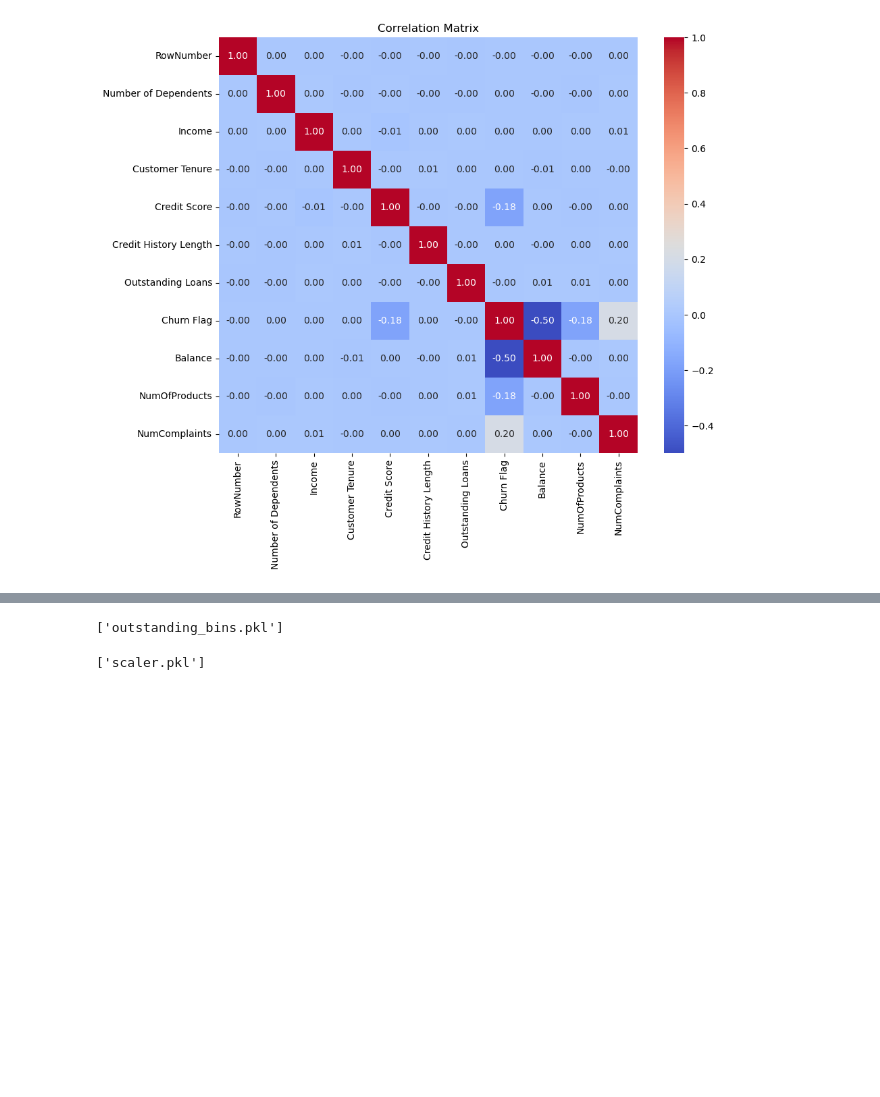
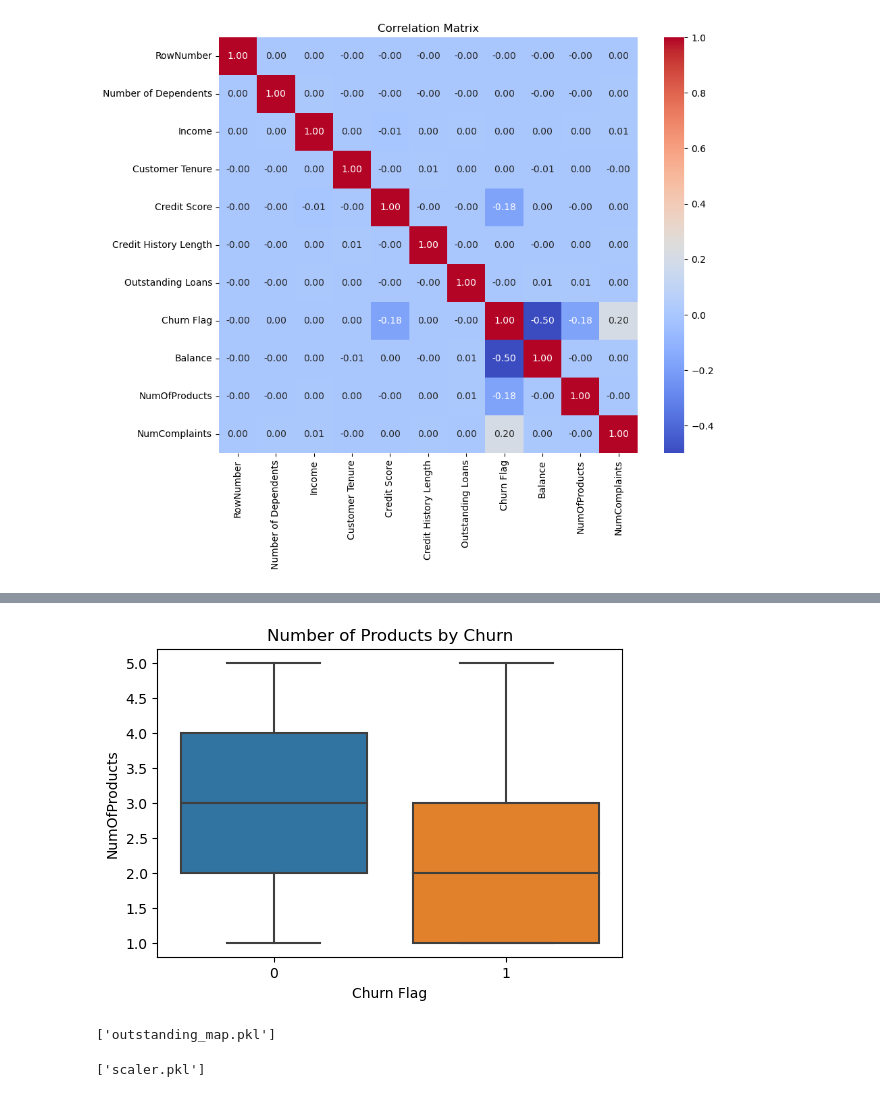
Before and after one commit to pyae2-chaw/churn-ml-api, a Jupyter notebook: models/Model Training.ipynb, the cells around one changed output, grey strips where cells are left out. Saved outputs shown, nothing was run; the diff lists cells and outputs as text; code cells hidden in the pictures; blank space fills up the shorter version.

```diff
--- a/models/Training_CV_WithReports.ipynb
+++ b/models/Model Training.ipynb
@@ -107,30 +118,34 @@ for col in num_cols:
+# %%
+plt.figure(figsize=(6, 4))
+sns.boxplot(x='Churn Flag', y='NumOfProducts', data=df)
+plt.title('Number of Products by Churn')
+plt.show()
+# %% [output]
+[figure, added]
 # %%
+# Define bin labels
+bin_labels = ['Low', 'Medium', 'High']
+
 # Binning
-df['Income Band'] = pd.qcut(df['Income'], q=5, labels=['Very Low', 'Low', 'Medium', 'High', 'Very High'])
-df['Balance Band'] = pd.qcut(df['Balance'], q=5, labels=['Very Low', 'Low', 'Medium', 'High', 'Very High'])
-df['Outstanding Loans Band'] = pd.qcut(df['Outstanding Loans'], q=5, labels=['Very Low', 'Low', 'Medium', 'High', 'Very High'])
+df['Income Band'], income_bins = pd.qcut(df['Income'], q=3, labels=bin_labels, retbins=True, duplicates='drop')
+df['Balance Band'], balance_bins = pd.qcut(df['Balance'], q=3, labels=bin_labels, retbins=True, duplicates='drop')
+df['Outstanding Loans Band'], outstanding_bins = pd.qcut(df['Outstanding Loans'], q=3, labels=bin_labels, retbins=True, duplicates='drop')
 
-# Label encoding
-le_income = LabelEncoder()
-df['Income Band Encoded'] = le_income.fit_transform(df['Income Band'])
+# Encoding for labeled bins
+ordinal_map = {'Low': 0, 'Medium': 1, 'High': 2}
+df['Income Band Encoded'] = df['Income Band'].map(ordinal_map)
+df['Balance Band Encoded'] = df['Balance Band'].map(ordinal_map)
+df['Outstanding Loans Band Encoded'] = df['Outstanding Loans Band'].map(ordinal_map)
 
-le_balance = LabelEncoder()
-df['Balance Band Encoded'] = le_balance.fit_transform(df['Balance Band'])
-
-le_outstanding = LabelEncoder()
-df['Outstanding Loans Band Encoded'] = le_outstanding.fit_transform(df['Outstanding Loans Band'])
-
-# Save encoders and bins
-income_bins = pd.qcut(df['Income'], q=5, retbins=True, duplicates='drop')[1]
-balance_bins = pd.qcut(df['Balance'], q=5, retbins=True, duplicates='drop')[1]
-outstanding_bins = pd.qcut(df['Outstanding Loans'], q=5, retbins=True, duplicates='drop')[1]
-
-joblib.dump(le_income, 'le_income.pkl')
-joblib.dump(le_balance, 'le_balance.pkl')
-joblib.dump(le_outstanding, 'le_outstanding.pkl')
+# Save bin edges for prediction use
 joblib.dump(income_bins, 'income_bins.pkl')
 joblib.dump(balance_bins, 'balance_bins.pkl')
 joblib.dump(outstanding_bins, 'outstanding_bins.pkl')
+
+# Save mapping dictionaries
+joblib.dump(ordinal_map, 'income_map.pkl')
+joblib.dump(ordinal_map, 'balance_map.pkl')
+joblib.dump(ordinal_map, 'outstanding_map.pkl')
 # %% [output]
-['outstanding_bins.pkl']
+['outstanding_map.pkl']
 # %%
```
Also changed, not shown: parts of 13 cells of this notebook, 7 other files.
